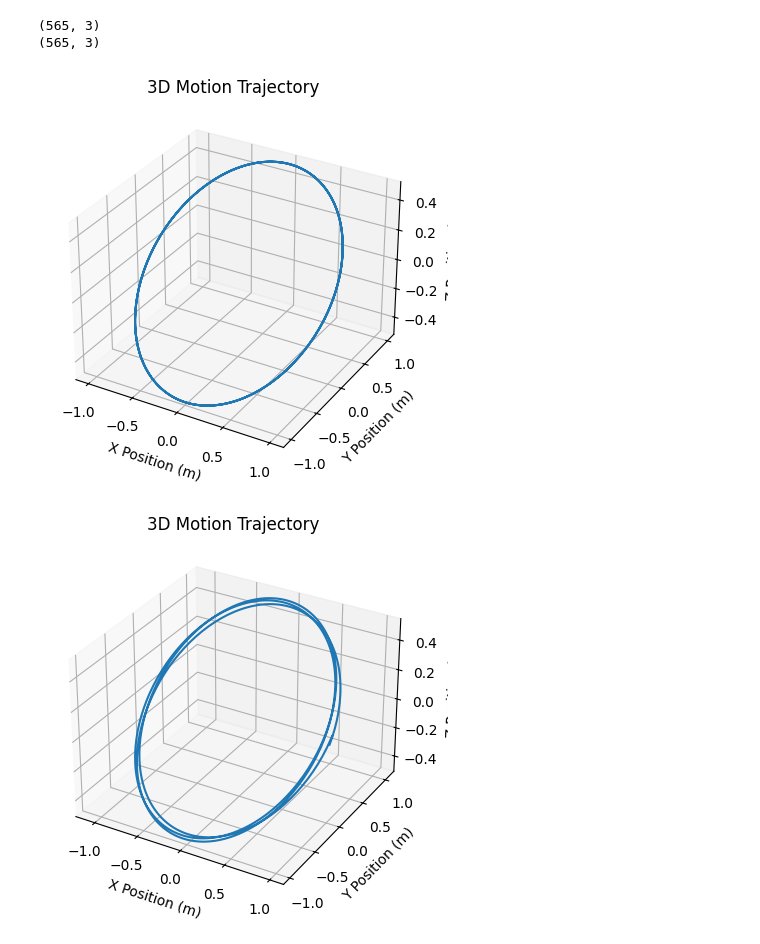
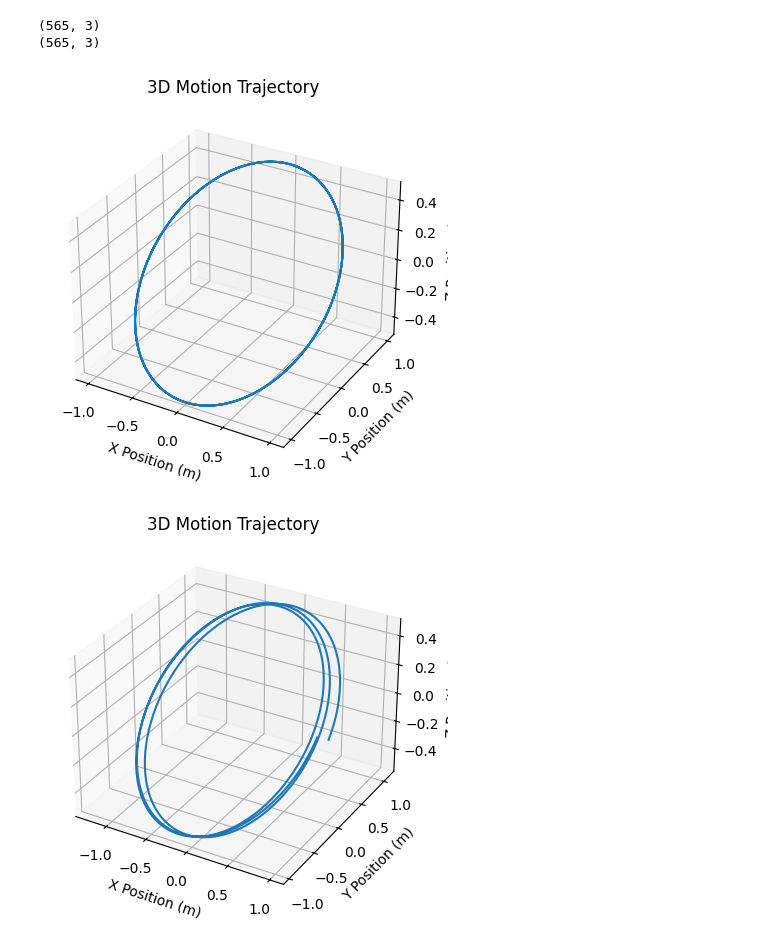
Before and after one commit to AlbrechtMaximilian/dsvs-praktikum, a Jupyter notebook: task_a.ipynb, the cells around one changed output. Drawn from its saved outputs; the diff is of its cells as text; code cells hidden in the pictures.

```diff
--- a/task_a.ipynb
+++ b/task_a.ipynb
@@ -54,17 +55,17 @@ def calculate_trajectory(acceleration, fs):
     return position
 # %%
 fs = 300
-acceleration, position = generate_circle_signal(v=10, fs=fs, p=3, snr=50)
+acceleration, position = generate_circle_signal(v=10, fs=fs, p=3, snr=30)
 #acceleration, position = generate_zigzag_signal(A=(0,0,0), B=(1,1,1), v=0.5, fs=100, p=2, snr=20)
 t = acceleration[:, 0]
 ax = acceleration[:, 1]
 calculated_position = calculate_trajectory(acceleration, fs)
 print(position.shape)
 print(calculated_position.shape)
 plot_trajectory(position)
 plot_trajectory(calculated_position)
 # %% [output]
 (565, 3)
 (565, 3)
 [figure]
-[figure, old version]
+[figure, new version]
```
Also changed, not shown: parts of 1 cell of this notebook.
